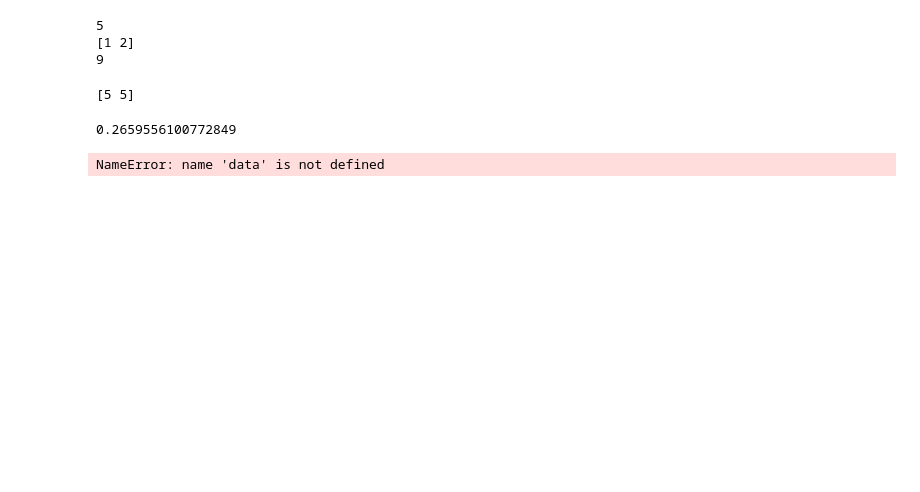
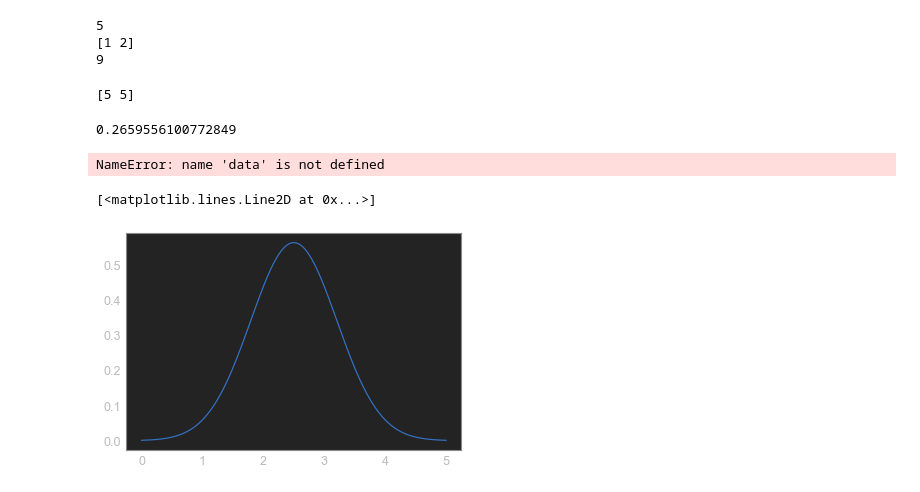
Before and after one commit to kennybix/kriging, a Jupyter notebook: Model.ipynb, the cells around one changed output. Cells and saved outputs as stored; diff of their text form; code cells hidden in the pictures; blank space fills up the shorter version.

```diff
--- a/Model.ipynb
+++ b/Model.ipynb
@@ -788,3 +790,20 @@ class GaussianMixture:
             return 'Mixture: {0}, {1}, mix={2:.03}'
 # %% [output]
 NameError: name 'data' is not defined
+# %%
+from scipy.stats import multivariate_normal as mvn
+import numpy as np
+from matplotlib import cm
+import matplotlib.pyplot as plt
+from mpl_toolkits.mplot3d import Axes3D
+%matplotlib inline
+
+x = np.linspace(0,5,200)
+y = mvn.pdf(x,mean= 2.5, cov=0.5)
+z = mvn.pdf(x,mean =3.0, cov = 0.6)
+mixture = 0.4* y + 0.6*z
+plt.plot(x,y)
+#plt.plot(x,mixture)
+# %% [output]
+[<matplotlib.lines.Line2D at 0x...>]
+[figure, added]
```
Also changed, not shown: parts of 20 cells of this notebook, 1 other file.
